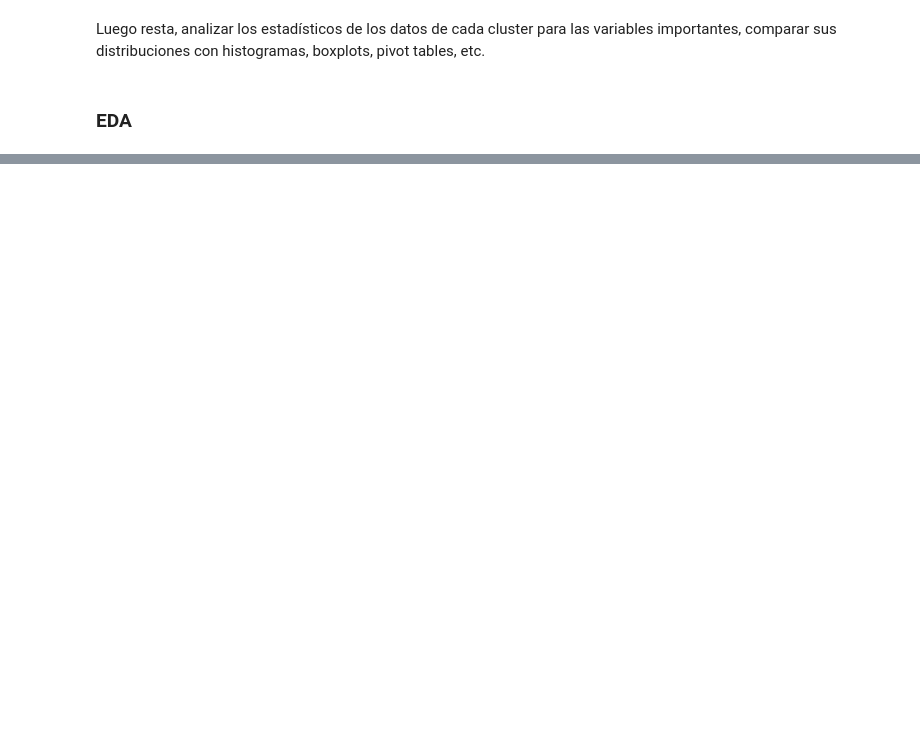
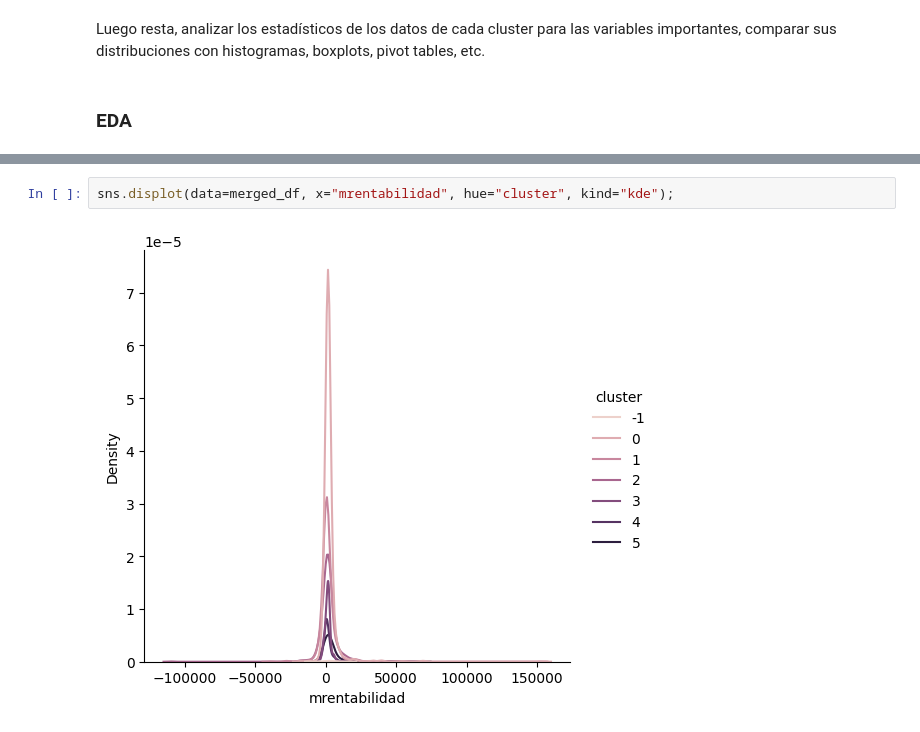
Before and after one commit to eanegrin/dmeyf2024, a Jupyter notebook: src/monday/e301_segmentacion.ipynb, the cells around one changed output, grey strips where cells are left out. Saved outputs shown, nothing was run; the diff lists cells and outputs as text; blank space fills up the shorter version.

```diff
--- a/src/monday/e301_segmentacion.ipynb
+++ b/src/monday/e301_segmentacion.ipynb
@@ -535,0 +618,4 @@ AL FINAL DE z202 hay un mini EDA que podemos usar de base.
+# %%
+sns.displot(data=merged_df, x="mrentabilidad", hue="cluster", kind="kde");
+# %% [output]
+[figure, added]
```
Also changed, not shown: parts of 15 cells of this notebook.
